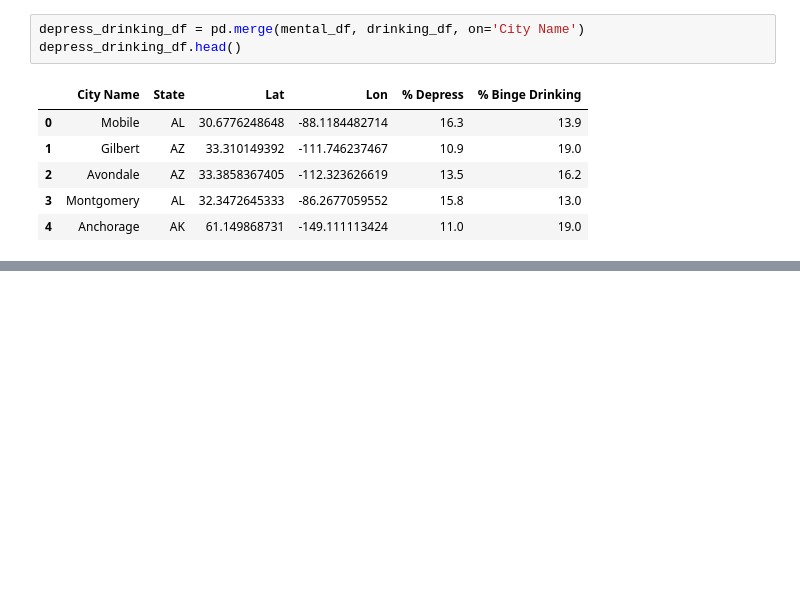
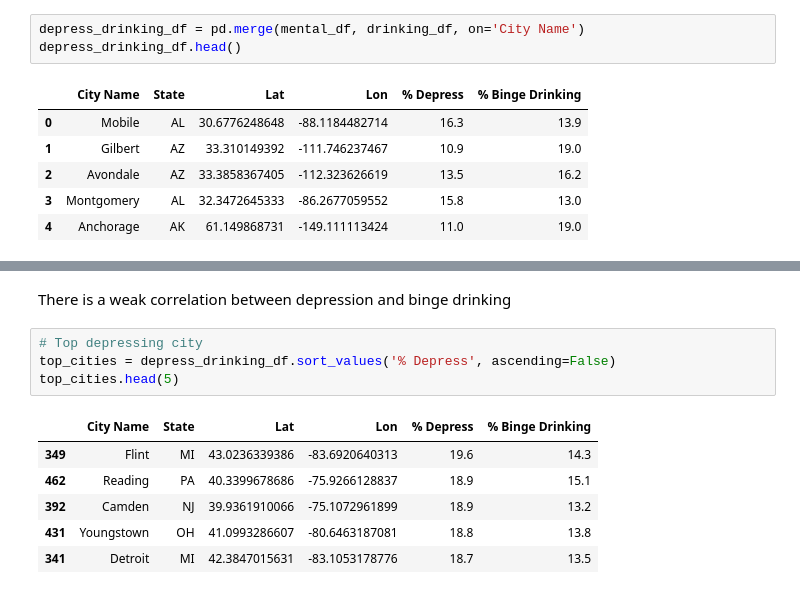
Before and after one commit to LanNguyen135/Group2, a Jupyter notebook: Alice.ipynb, the cells around one changed output, grey strips where cells are left out. Saved outputs shown, nothing was run; the diff lists cells and outputs as text; blank space fills up the shorter version.

```diff
--- a/Alice.ipynb
+++ b/Alice.ipynb
@@ -151,0 +181,13 @@ depress_drinking_df.head()
+# %% [markdown]
+There is a weak correlation between depression and binge drinking
+# %%
+# Top depressing city
+top_cities = depress_drinking_df.sort_values('% Depress', ascending=False)
+top_cities.head(5)
+# %% [output]
+|  | City Name | State | Lat | Lon | % Depress | % Binge Drinking |
+| 349 | Flint | MI | 43.0236339386 | -83.6920640313 | 19.6 | 14.3 |
+| 462 | Reading | PA | 40.3399678686 | -75.9266128837 | 18.9 | 15.1 |
+| 392 | Camden | NJ | 39.9361910066 | -75.1072961899 | 18.9 | 13.2 |
+| 431 | Youngstown | OH | 41.0993286607 | -80.6463187081 | 18.8 | 13.8 |
+| 341 | Detroit | MI | 42.3847015631 | -83.1053178776 | 18.7 | 13.5 |
```
Also changed, not shown: parts of 4 cells of this notebook.
